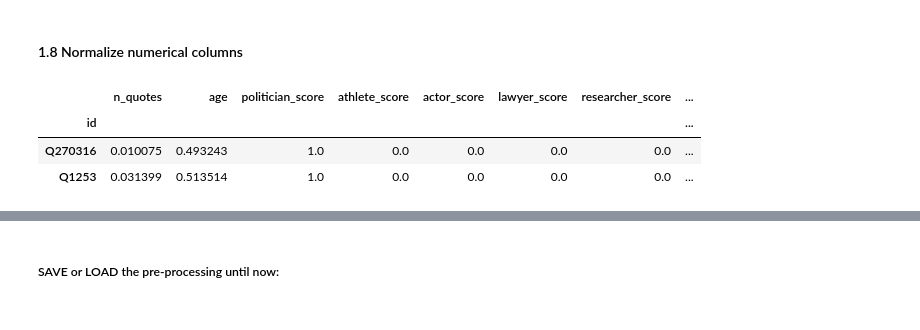
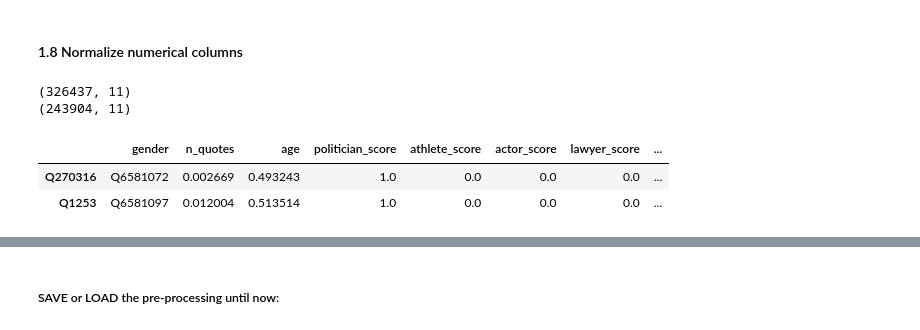
Before and after one commit to epfl-ada/ada-2021-project-quotebankers, a Jupyter notebook: clustering.ipynb, the cells around one changed output, grey strips where cells are left out. Cells and saved outputs as stored; diff of their text form; code cells hidden in the pictures.

```diff
--- a/clustering.ipynb
+++ b/clustering.ipynb
@@ -23,8 +23,9 @@ _ = nltk.download('wordnet')
 #### 1.1 Download
 # %%
 # Download the dataset containing the unique speakers of all quotations in Quotebank phase E
-speakers = pd.read_csv('data/speakers.bz2', compression='bz2')
-speakers.set_index('id', inplace=True)
+# speakers = pd.read_csv('data/speakers.bz2', compression='bz2')
+speakers = pd.read_json('data/speakers.json.bz2', compression='bz2')
+# speakers.set_index('id', inplace=True)
 print(speakers.shape)
 speakers.head(2)
 # %% [output]
@@ -93,5 +100,5 @@ speakers_dropped.head(2)
 # %%
 # Remove the date_of_birth column
-speakers_features = speakers_dropped.drop(columns=['date_of_birth'])
+speakers_features = speakers_dropped.drop(columns=['date_of_birth']).dropna(axis=0)
 speakers_features.head(2)
 # %% [output]
@@ -106,15 +112,15 @@ Keep only the first instance of occupation, nationality and gender.
 # Keep only the first instance of occupation, nationality and gender
 speakers_features_full = pd.DataFrame()
 speakers_features_full['n_quotes'] = speakers_features['n_quotes']
+speakers_features_full['n_unique_quotes'] = speakers_features['n_unique_quotes']
 speakers_features_full['age'] = speakers_features['age']
 
 for name, values in speakers_features.iteritems():
-    if name not in ['n_quotes', 'age']:
+    if name not in ['n_quotes', 'n_unique_quotes', 'age']:
         updated_values = []
         for val in values:
-            # print(val.split("'")[1])
             if not val is None:
-                updated_values.append(val.split("'")[1])
+                updated_values.append(val[0])
             else:
                 updated_values.append(None)
         speakers_features_full[name] = updated_values
@@ -255,7 +276,7 @@ See the caveats in the documentation: https://pandas.pydata.org/pandas-docs/stab
 Drop the categorical column of occupation which was used to create the new columns with WordNet
 # %%
 # Drop the categorical column of occupation which was used to create the new columns with WordNet
-speakers_features_preprocessed_final_really = speakers_features_final.drop(columns=['occupation'])
+speakers_features_preprocessed_final_really = speakers_features_final.drop(columns=['occupation', 'n_unique_quotes'])
 print(speakers_features_preprocessed_final_really.shape)
 speakers_features_preprocessed_final_really.head(2)
 # %% [output]
@@ -289,21 +298,27 @@ speaker_features_numerical.head(2)
 # %%
 def min_max_normalize_column(column):
     return (column - column.min()) / (column.max() - column.min())
 
 normalized_speakers = pd.DataFrame()
+normalized_speakers['gender'] = speakers_features_preprocessed_final_really['gender']
+# normalized_speakers['nationality'] = speakers_features_preprocessed_final_really['nationality'] # don't cluster over nationality as it doesn't give any good new info
 normalized_speakers['n_quotes'] = min_max_normalize_column(speakers_features_preprocessed_final_really['n_quotes'])
 normalized_speakers['age'] = min_max_normalize_column(speakers_features_preprocessed_final_really['age'])
 normalized_speakers['politician_score'] = speakers_features_preprocessed_final_really['politician_score']
 normalized_speakers['athlete_score'] = speakers_features_preprocessed_final_really['athlete_score']
 normalized_speakers['actor_score'] = speakers_features_preprocessed_final_really['actor_score']
 normalized_speakers['lawyer_score'] = speakers_features_preprocessed_final_really['lawyer_score']
 normalized_speakers['researcher_score'] = speakers_features_preprocessed_final_really['researcher_score']
 normalized_speakers['journalist_score'] = speakers_features_preprocessed_final_really['journalist_score']
 normalized_speakers['musician_score'] = speakers_features_preprocessed_final_really['musician_score']
 normalized_speakers['businessperson_score'] = speakers_features_preprocessed_final_really['businessperson_score']
-normalized_speakers.head(2)
+print(normalized_speakers.shape)
+normalized_speakers_final = normalized_speakers.dropna(axis=0)
+print(normalized_speakers_final.shape)
+normalized_speakers_final.head(2)
 # %% [output]
+(326437, 11)
+(243904, 11)
-|  | n_quotes | age | politician_score | athlete_score | actor_score | lawyer_score | researcher_score | ... |
-| id |  |  |  |  |  |  |  | ... |
-| Q270316 | 0.010075 | 0.493243 | 1.0 | 0.0 | 0.0 | 0.0 | 0.0 | ... |
-| Q1253 | 0.031399 | 0.513514 | 1.0 | 0.0 | 0.0 | 0.0 | 0.0 | ... |
+|  | gender | n_quotes | age | politician_score | athlete_score | actor_score | lawyer_score | ... |
+| Q270316 | Q6581072 | 0.002669 | 0.493243 | 1.0 | 0.0 | 0.0 | 0.0 | ... |
+| Q1253 | Q6581097 | 0.012004 | 0.513514 | 1.0 | 0.0 | 0.0 | 0.0 | ... |
```
Also changed, not shown: parts of 29 cells of this notebook.
